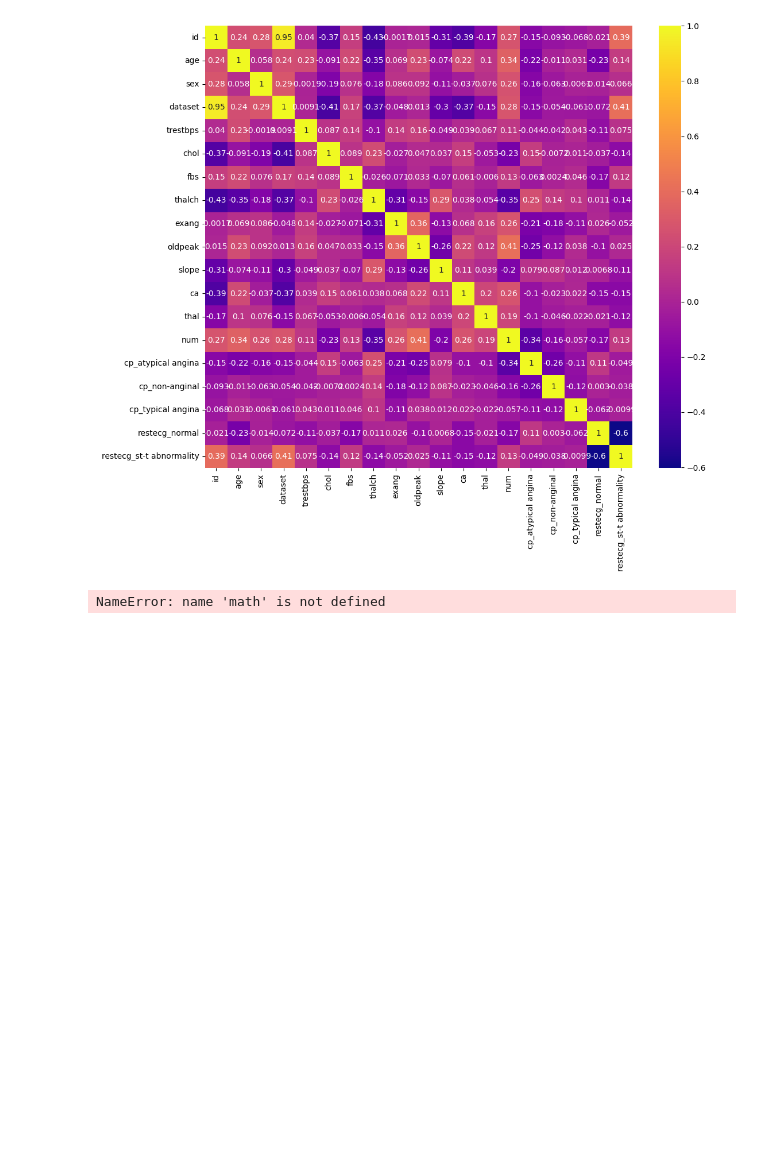
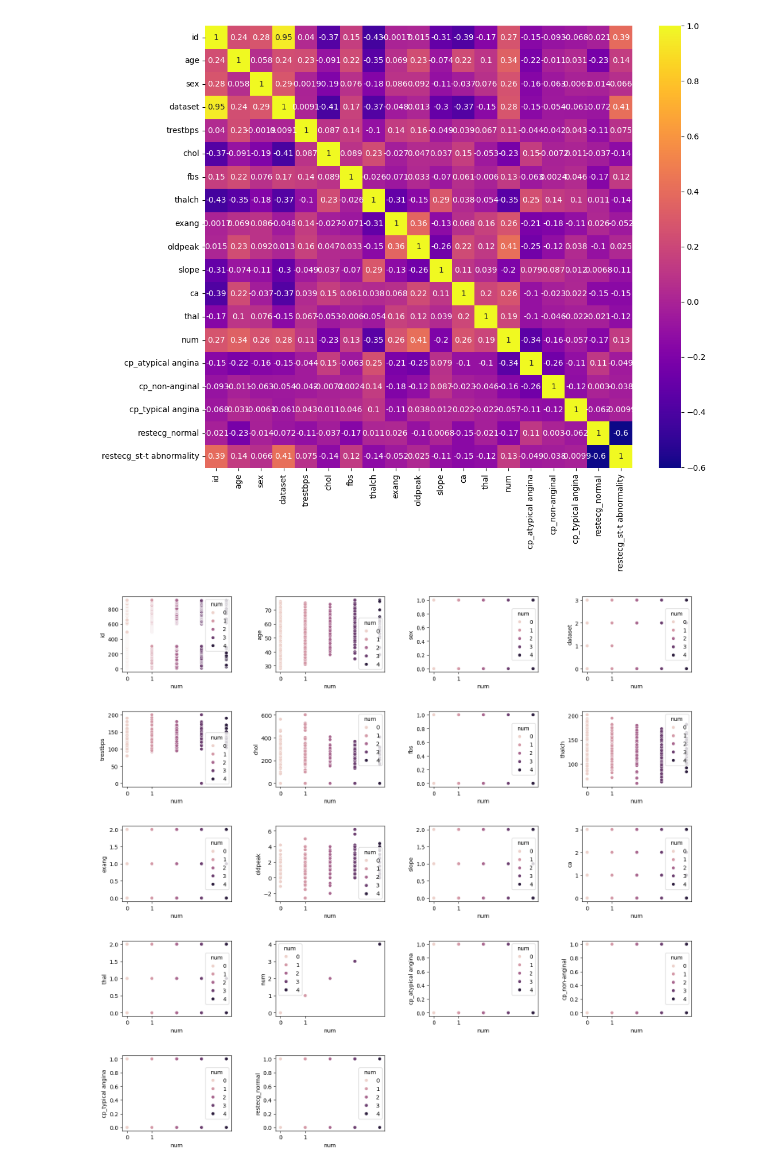
Before and after one commit to JoshOmondi/Heart_disease_DCI, a Jupyter notebook: Heart_Disease_UCI.ipynb, the cells around one changed output. Saved outputs shown, nothing was run; the diff lists cells and outputs as text; code cells hidden in the pictures; blank space fills up the shorter version.

Commit message:
visualization

```diff
--- a/Heart_Disease_UCI.ipynb
+++ b/Heart_Disease_UCI.ipynb
@@ -250,14 +250,13 @@ sns.heatmap(df.corr(),annot=True,cmap=plt.cm.plasma)
 [figure]
 # %%
 n_cols = 4
-n_rows = ma
-th.ceil((len(df.columns) - 1) / n_cols)
+n_rows = -((-(len(df.columns) - 1)) // n_cols)
 
 plt.figure(figsize=(n_cols * 4, n_rows * 3))
 for i in range(len(df.columns) - 1):
     plt.subplot(n_rows, n_cols, i + 1)
     sns.scatterplot(data=df, x='num', y=df.columns[i], hue='num')
     plt.xticks([0, 1])
 plt.tight_layout(pad=4.0)
 # %% [output]
-NameError: name 'math' is not defined
+[figure, added]
```
